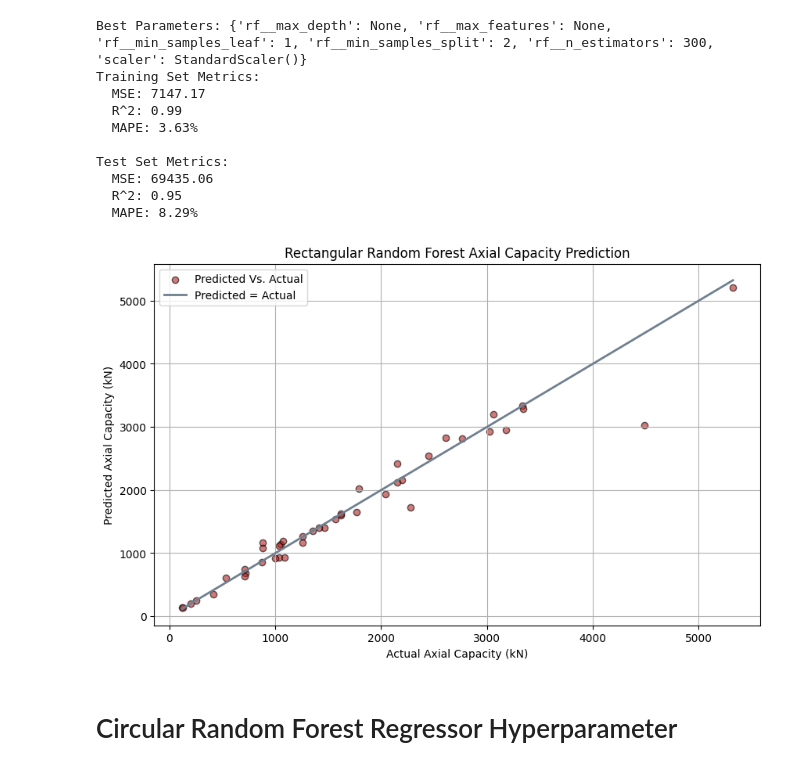
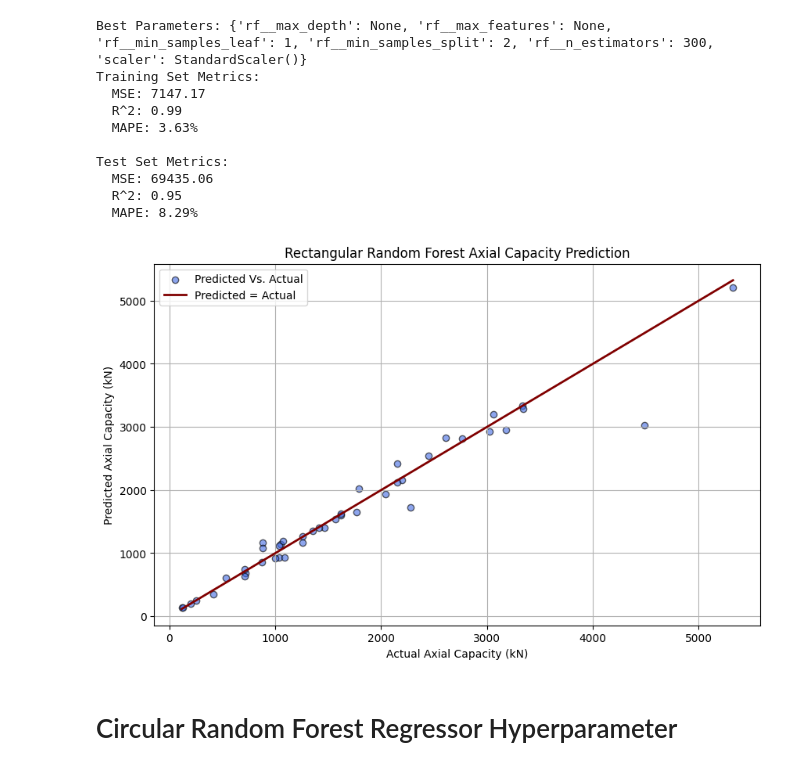
Before and after one commit to AnthonyKelly8/ENGG_680_Project, a Jupyter notebook: Code/Random_Forest_ENGG680.ipynb, the cells around one changed output. Drawn from its saved outputs; the diff is of its cells as text; code cells hidden in the pictures.

Commit message:
Updated figures

```diff
--- a/Code/Random_Forest_ENGG680.ipynb
+++ b/Code/Random_Forest_ENGG680.ipynb
@@ -137,17 +141,17 @@ Test Set Metrics:
 # %%
 #Scatter Plot: Predicted vs. Actual Values
 plt.figure(figsize=(10, 6))
-plt.scatter(y_test, y_test_pred, alpha=0.6, color='firebrick', edgecolors='black')
-plt.plot([y_test.min(), y_test.max()], [y_test.min(), y_test.max()], 'slategray', linewidth=2)
+plt.scatter(y_test, y_test_pred, alpha=0.6, color='royalblue', edgecolors='black')
+plt.plot([y_test.min(), y_test.max()], [y_test.min(), y_test.max()], 'maroon', linewidth=2)
 plt.xlabel('Actual Axial Capacity (kN)')
 plt.ylabel('Predicted Axial Capacity (kN)')
 plt.title('Rectangular Random Forest Axial Capacity Prediction')
 plt.legend(['Predicted Vs. Actual', 'Predicted = Actual'])
 plt.savefig('Rectangular_RFR.png')
 plt.grid(True)
 plt.show()
 # %% [output]
-[figure, old version]
+[figure, new version]
 # %% [markdown]
 # Circular Random Forest Regressor Hyperparameter
 # %%
```
Also changed, not shown: parts of 3 cells of this notebook, 2 other files.
